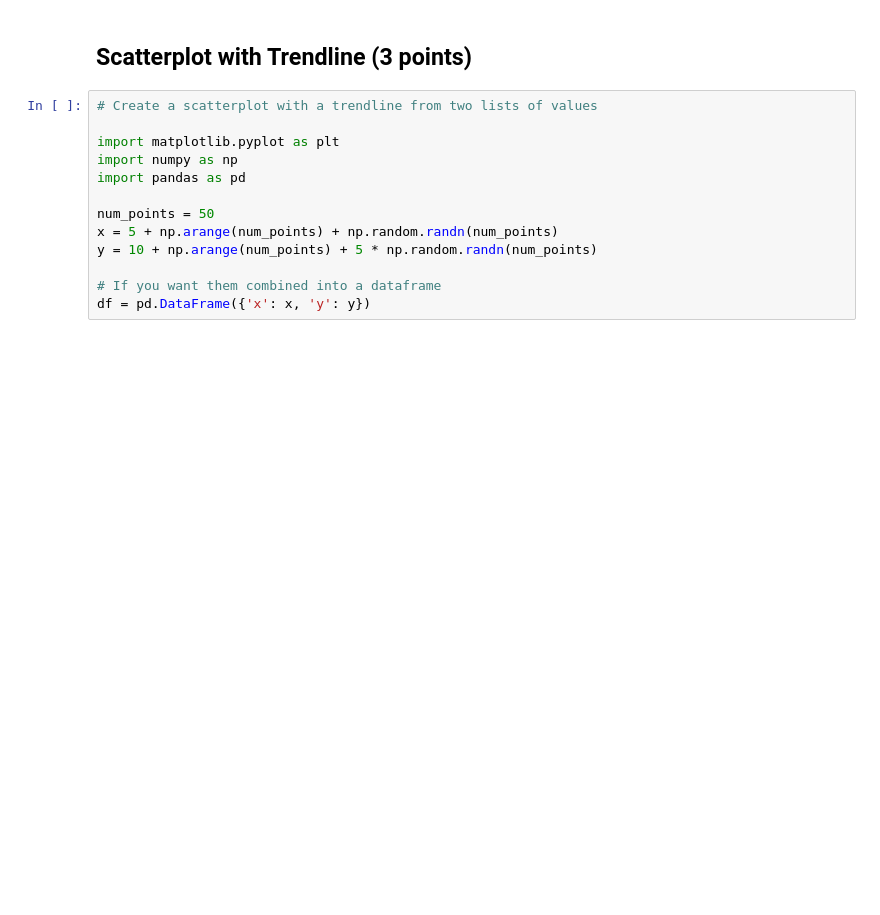
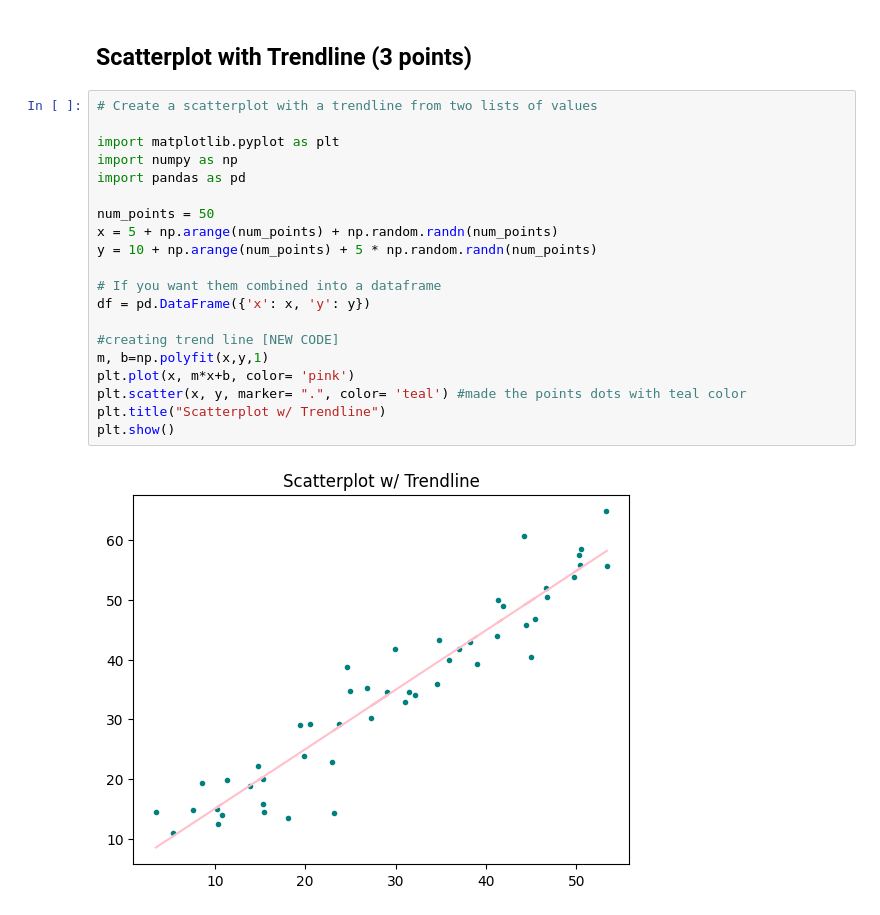
Before and after one commit to simoneminorr/ds1002-uqa9qp, a Jupyter notebook: homework/week-12.ipynb, the cells around one changed output. Cells and saved outputs as stored; diff of their text form; blank space fills up the shorter version.

```diff
--- a/homework/week-12.ipynb
+++ b/homework/week-12.ipynb
@@ -39,14 +48,23 @@ ValueError: ignored
 # %%
 # Create a scatterplot with a trendline from two lists of values
 
 import matplotlib.pyplot as plt
 import numpy as np
 import pandas as pd
 
 num_points = 50
 x = 5 + np.arange(num_points) + np.random.randn(num_points)
 y = 10 + np.arange(num_points) + 5 * np.random.randn(num_points)
 
 # If you want them combined into a dataframe
 df = pd.DataFrame({'x': x, 'y': y})
+
+#creating trend line [NEW CODE]
+m, b=np.polyfit(x,y,1)
+plt.plot(x, m*x+b, color= 'pink')
+plt.scatter(x, y, marker= ".", color= 'teal') #made the points dots with teal color
+plt.title("Scatterplot w/ Trendline")
+plt.show()
+# %% [output]
+[figure, added]
 # %%
```
Also changed, not shown: parts of 3 cells of this notebook.
